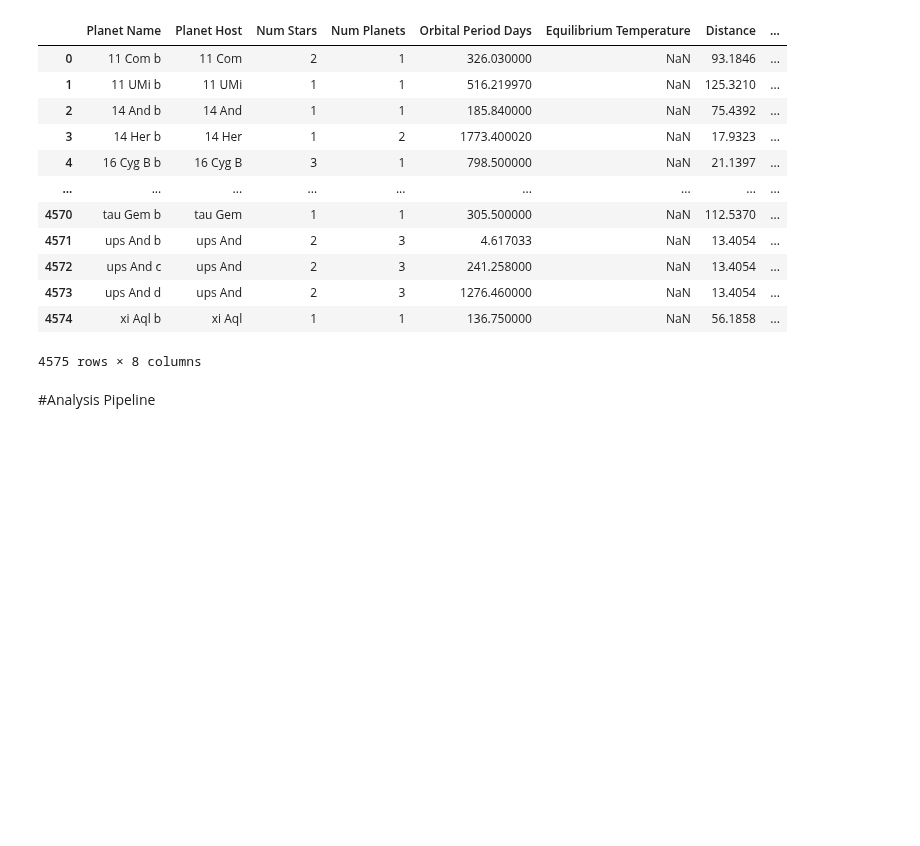
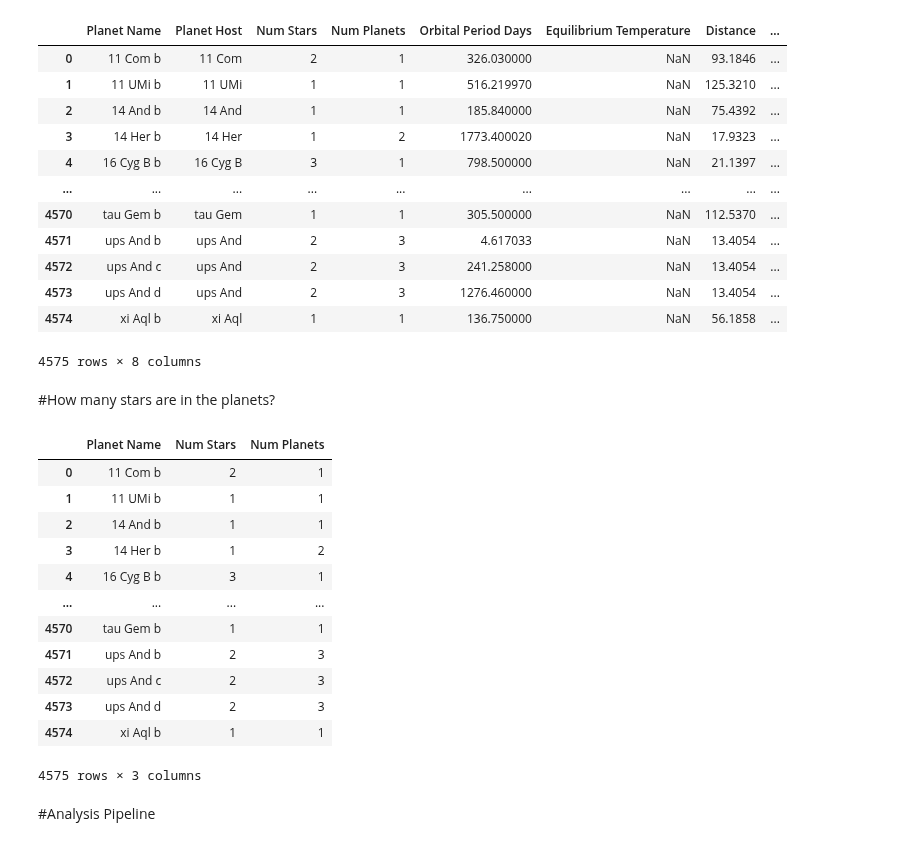
Before and after one commit to ubco-W2022T1-cosc301/project-group35, a Jupyter notebook: notebooks/analysis2.ipynb, the cells around one changed output. Saved outputs shown, nothing was run; the diff lists cells and outputs as text; code cells hidden in the pictures; blank space fills up the shorter version.

```diff
--- a/notebooks/analysis2.ipynb
+++ b/notebooks/analysis2.ipynb
@@ -68,6 +69,28 @@ newdf
 | 4573 | ups And d | ups And | 2 | 3 | 1276.460000 | NaN | 13.4054 | ... |
 | 4574 | xi Aql b | xi Aql | 1 | 1 | 136.750000 | NaN | 56.1858 | ... |
 4575 rows × 8 columns
+# %% [markdown]
+#How many stars are in the planets?
+# %%
+import pandas as pd
+df = pd.read_csv("../data/raw/DataOriginal.csv")
+pot1 = ['Planet Name', 'Num Stars','Num Planets']
+newpot = df[pot1]
+newpot
+# %% [output]
+|  | Planet Name | Num Stars | Num Planets |
+| 0 | 11 Com b | 2 | 1 |
+| 1 | 11 UMi b | 1 | 1 |
+| 2 | 14 And b | 1 | 1 |
+| 3 | 14 Her b | 1 | 2 |
+| 4 | 16 Cyg B b | 3 | 1 |
+| ... | ... | ... | ... |
+| 4570 | tau Gem b | 1 | 1 |
+| 4571 | ups And b | 2 | 3 |
+| 4572 | ups And c | 2 | 3 |
+| 4573 | ups And d | 2 | 3 |
+| 4574 | xi Aql b | 1 | 1 |
+4575 rows × 3 columns
 # %% [markdown]
 #Analysis Pipeline
 # %%
```
Also changed, not shown: parts of 2 cells of this notebook, 2 other files.
